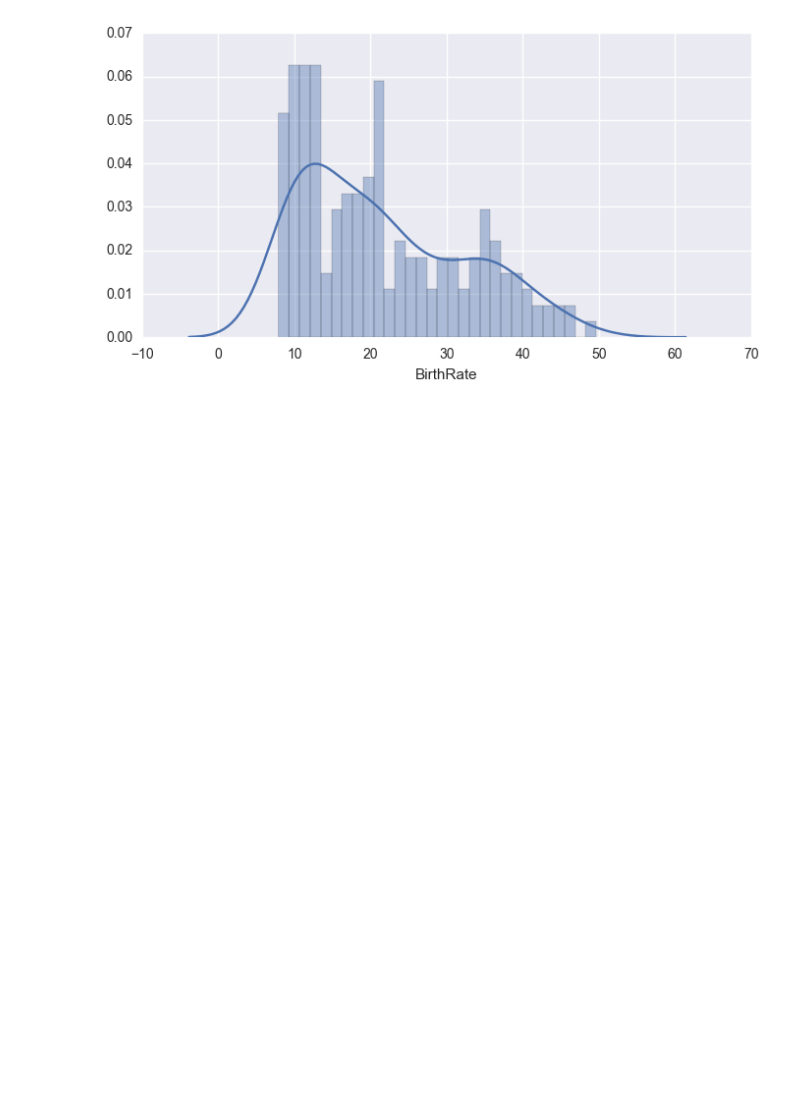
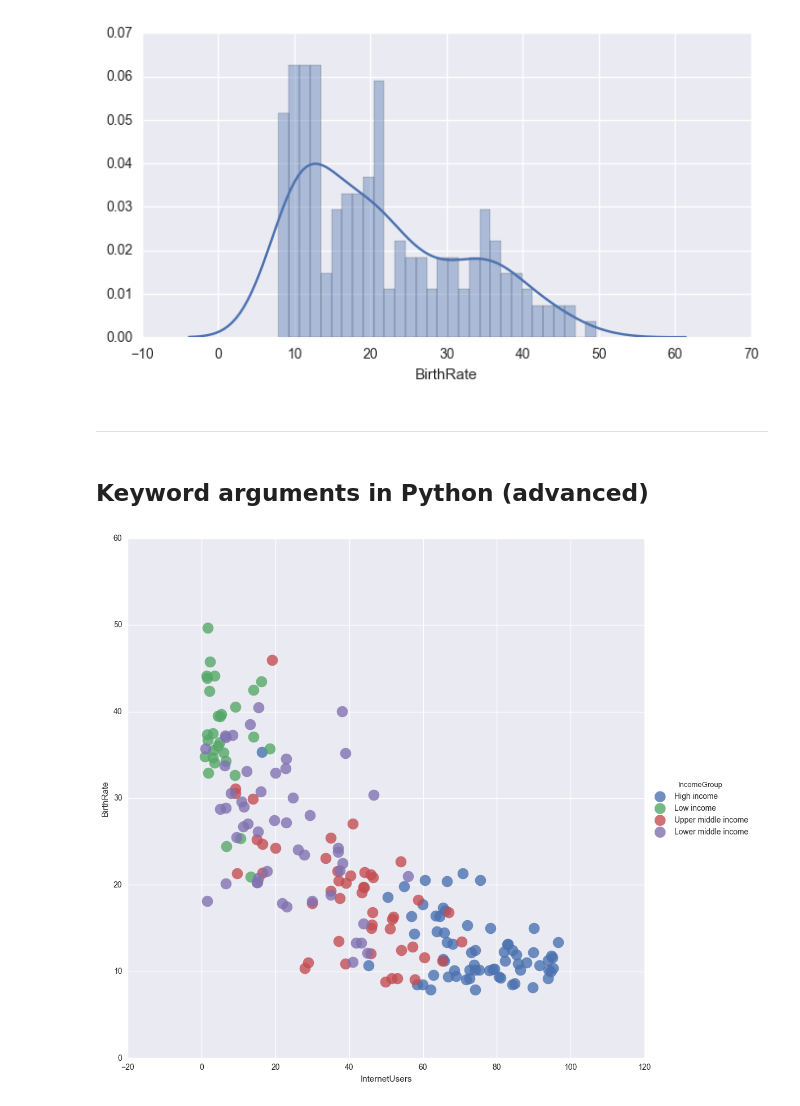
Before and after one commit to epireve/nb-projects, a Jupyter notebook: DataFrames.ipynb, the cells around one changed output. Cells and saved outputs as stored; diff of their text form; code cells hidden in the pictures; blank space fills up the shorter version.

Commit message:
Added Scatter_kws passing

```diff
--- a/DataFrames.ipynb
+++ b/DataFrames.ipynb
@@ -694,3 +694,12 @@ vis3 = sns.lmplot(data=stats, x='InternetUsers',y= 'BirthRate', fit_reg=False, h
 vis4 = sns.distplot(stats["BirthRate"], bins=30)
 # %% [output]
 [figure]
+# %% [markdown]
+---
+# %% [markdown]
+## Keyword arguments in Python (advanced)
+# %%
+# Marker size:
+vis3 = sns.lmplot(data=stats, x='InternetUsers',y= 'BirthRate', fit_reg=False, hue='IncomeGroup', size=10, scatter_kws={"s":200})
+# %% [output]
+[figure, added]
```
